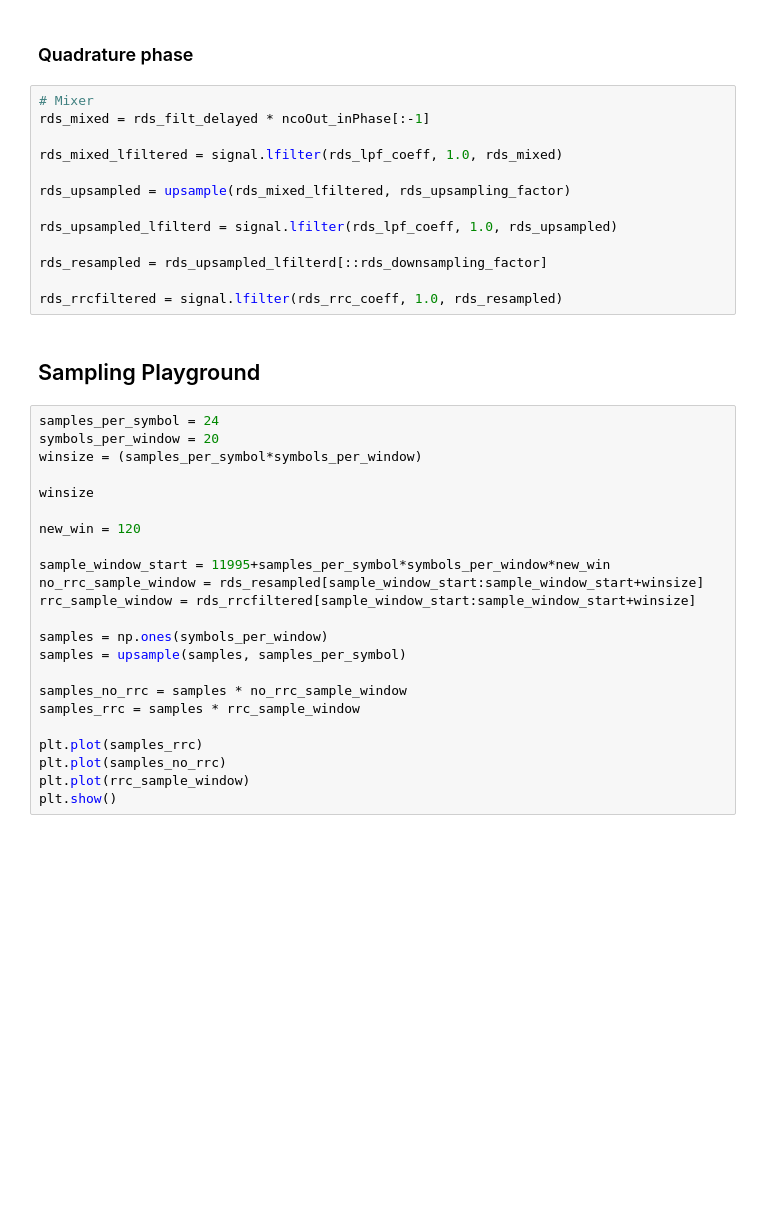
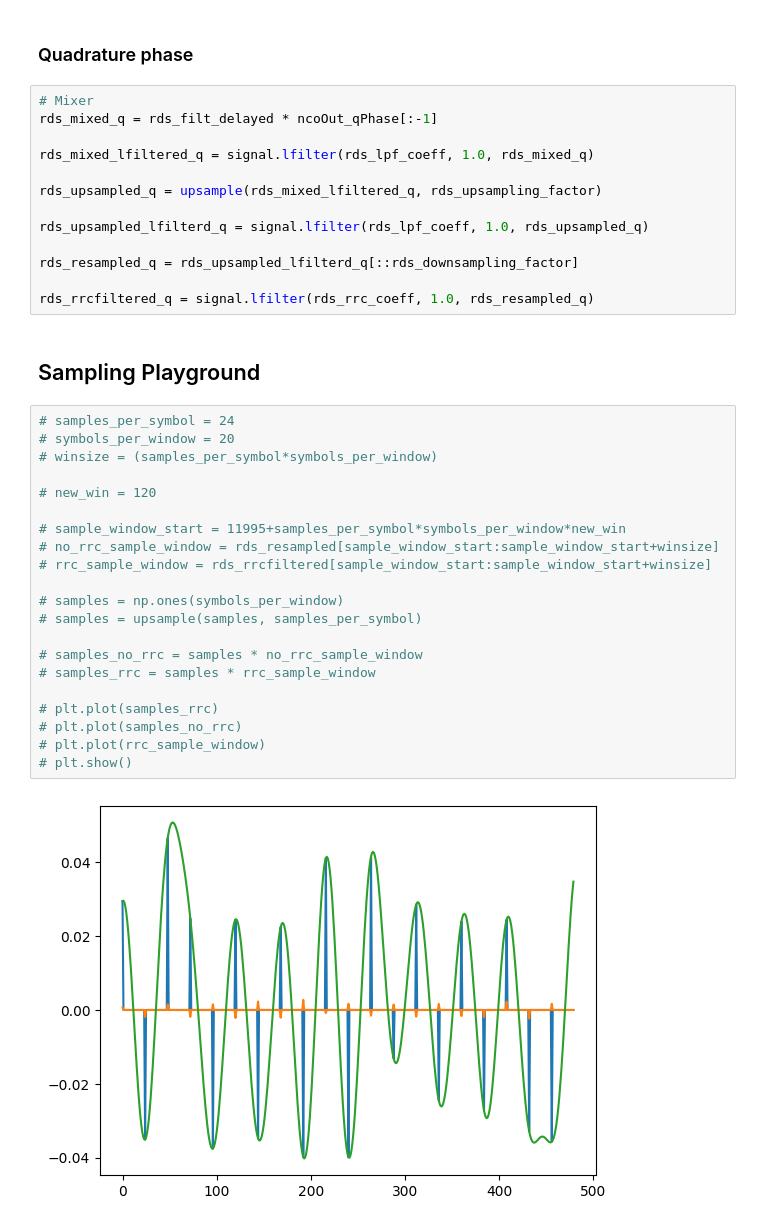
Before and after one commit to Why-Bee/3dy4-project, a Jupyter notebook: model/fmRdsBasic.ipynb, the cells around one changed output. Cells and saved outputs as stored; diff of their text form; blank space fills up the shorter version.

```diff
--- a/model/fmRdsBasic.ipynb
+++ b/model/fmRdsBasic.ipynb
@@ -210,39 +213,39 @@ rds_rrcfiltered = signal.lfilter(rds_rrc_coeff, 1.0, rds_resampled)
 ### Quadrature phase
 # %%
 # Mixer
-rds_mixed = rds_filt_delayed * ncoOut_inPhase[:-1]
+rds_mixed_q = rds_filt_delayed * ncoOut_qPhase[:-1]
 
-rds_mixed_lfiltered = signal.lfilter(rds_lpf_coeff, 1.0, rds_mixed)
+rds_mixed_lfiltered_q = signal.lfilter(rds_lpf_coeff, 1.0, rds_mixed_q)
 
-rds_upsampled = upsample(rds_mixed_lfiltered, rds_upsampling_factor)
+rds_upsampled_q = upsample(rds_mixed_lfiltered_q, rds_upsampling_factor)
 
-rds_upsampled_lfilterd = signal.lfilter(rds_lpf_coeff, 1.0, rds_upsampled)
+rds_upsampled_lfilterd_q = signal.lfilter(rds_lpf_coeff, 1.0, rds_upsampled_q)
 
-rds_resampled = rds_upsampled_lfilterd[::rds_downsampling_factor]
+rds_resampled_q = rds_upsampled_lfilterd_q[::rds_downsampling_factor]
 
-rds_rrcfiltered = signal.lfilter(rds_rrc_coeff, 1.0, rds_resampled)
+rds_rrcfiltered_q = signal.lfilter(rds_rrc_coeff, 1.0, rds_resampled_q)
 # %% [markdown]
 ## Sampling Playground
 # %%
-samples_per_symbol = 24
-symbols_per_window = 20
-winsize = (samples_per_symbol*symbols_per_window)
+# samples_per_symbol = 24
+# symbols_per_window = 20
+# winsize = (samples_per_symbol*symbols_per_window)
 
-winsize
+# new_win = 120
 
-new_win = 120
+# sample_window_start = 11995+samples_per_symbol*symbols_per_window*new_win
+# no_rrc_sample_window = rds_resampled[sample_window_start:sample_window_start+winsize]
+# rrc_sample_window = rds_rrcfiltered[sample_window_start:sample_window_start+winsize]
 
-sample_window_start = 11995+samples_per_symbol*symbols_per_window*new_win
-no_rrc_sample_window = rds_resampled[sample_window_start:sample_window_start+winsize]
-rrc_sample_window = rds_rrcfiltered[sample_window_start:sample_window_start+winsize]
+# samples = np.ones(symbols_per_window)
+# samples = upsample(samples, samples_per_symbol)
 
-samples = np.ones(symbols_per_window)
-samples = upsample(samples, samples_per_symbol)
+# samples_no_rrc = samples * no_rrc_sample_window
+# samples_rrc = samples * rrc_sample_window
 
-samples_no_rrc = samples * no_rrc_sample_window
-samples_rrc = samples * rrc_sample_window
-
-plt.plot(samples_rrc)
-plt.plot(samples_no_rrc)
-plt.plot(rrc_sample_window)
-plt.show()
+# plt.plot(samples_rrc)
+# plt.plot(samples_no_rrc)
+# plt.plot(rrc_sample_window)
+# plt.show()
+# %% [output]
+[figure, added]
```
Also changed, not shown: parts of 5 cells of this notebook.
